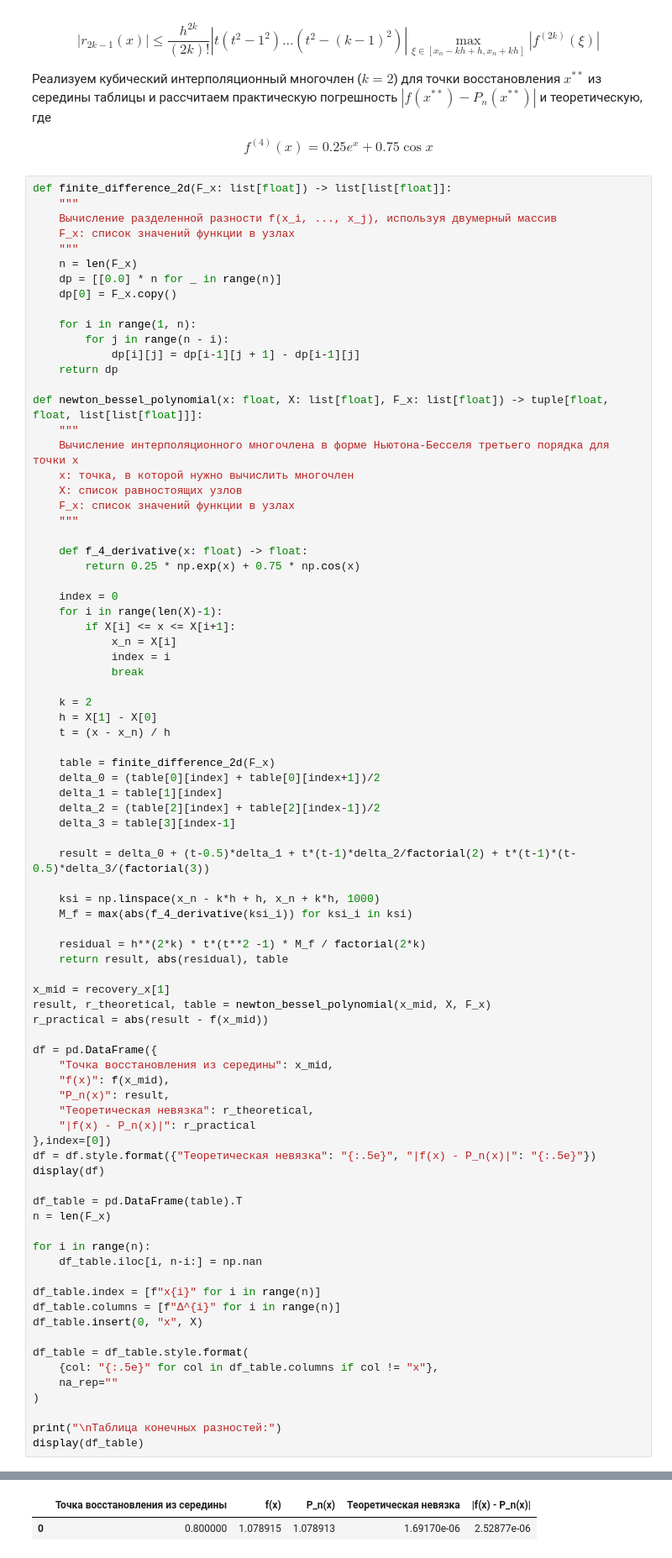
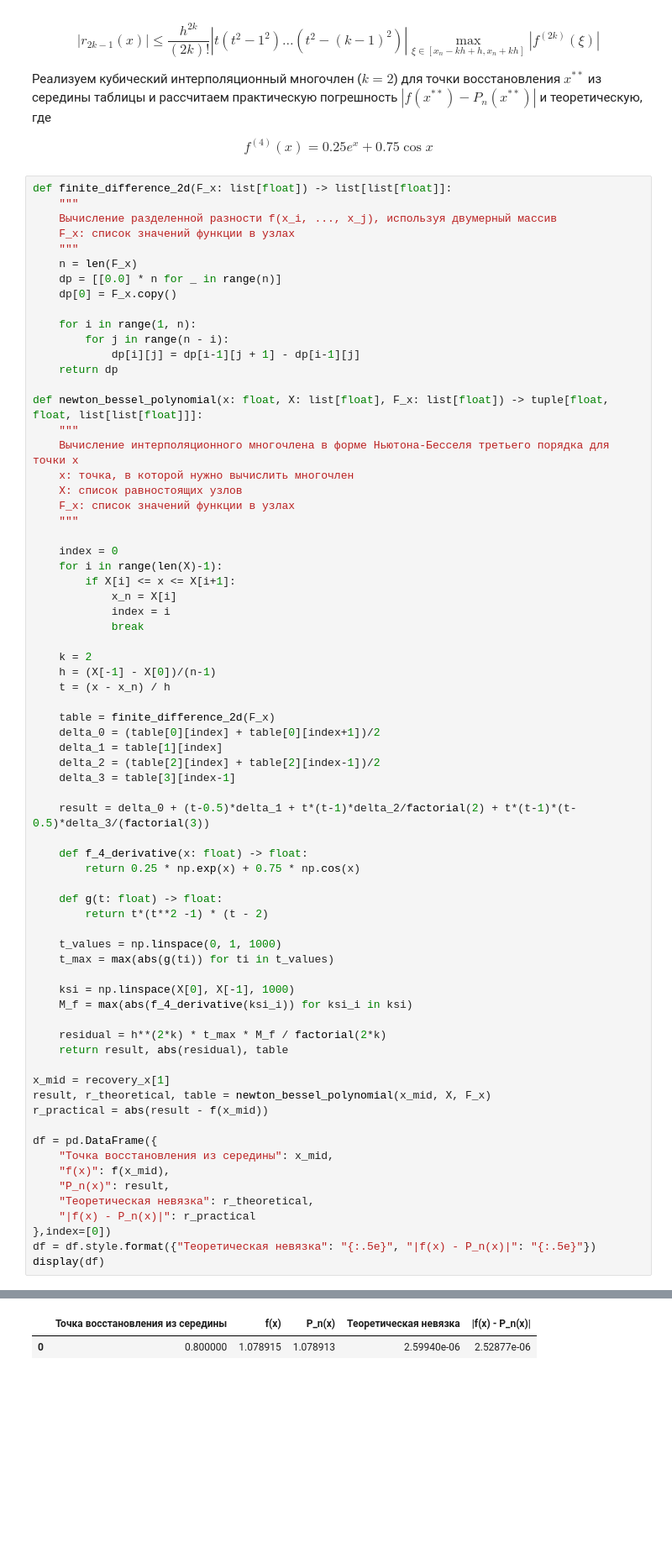
Before and after one commit to SupremeIntelligence/numerical-methods, a Jupyter notebook: Lab2/lab2.ipynb, the cells around one changed output, grey strips where cells are left out. Shown at 84% size. Saved outputs shown, nothing was run; the diff lists cells and outputs as text; blank space fills up the shorter version.

```diff
--- a/Lab2/lab2.ipynb
+++ b/Lab2/lab2.ipynb
@@ -471,9 +472,6 @@ def newton_bessel_polynomial(x: float, X: list[float], F_x: list[float]) -> tupl
     F_x: список значений функции в узлах
     """
 
-    def f_4_derivative(x: float) -> float:
-        return 0.25 * np.exp(x) + 0.75 * np.cos(x)
-
     index = 0
     for i in range(len(X)-1):
         if X[i] <= x <= X[i+1]:
@@ -482,7 +480,7 @@ def newton_bessel_polynomial(x: float, X: list[float], F_x: list[float]) -> tupl
             break
 
     k = 2
-    h = X[1] - X[0]
+    h = (X[-1] - X[0])/(n-1)
     t = (x - x_n) / h
 
     table = finite_difference_2d(F_x)
@@ -493,10 +491,19 @@ def newton_bessel_polynomial(x: float, X: list[float], F_x: list[float]) -> tupl
 
     result = delta_0 + (t-0.5)*delta_1 + t*(t-1)*delta_2/factorial(2) + t*(t-1)*(t-0.5)*delta_3/(factorial(3))
 
-    ksi = np.linspace(x_n - k*h + h, x_n + k*h, 1000)
+    def f_4_derivative(x: float) -> float:
+        return 0.25 * np.exp(x) + 0.75 * np.cos(x)
+
+    def g(t: float) -> float:
+        return t*(t**2 -1) * (t - 2)
+
+    t_values = np.linspace(0, 1, 1000)
+    t_max = max(abs(g(ti)) for ti in t_values)
+
+    ksi = np.linspace(X[0], X[-1], 1000)
     M_f = max(abs(f_4_derivative(ksi_i)) for ksi_i in ksi)
 
-    residual = h**(2*k) * t*(t**2 -1) * M_f / factorial(2*k)
+    residual = h**(2*k) * t_max * M_f / factorial(2*k)
     return result, abs(residual), table
 
 x_mid = recovery_x[1]
@@ -512,22 +519,4 @@ df = pd.DataFrame({
 },index=[0])
 df = df.style.format({"Теоретическая невязка": "{:.5e}", "|f(x) - P_n(x)|": "{:.5e}"})
 display(df)
-
-df_table = pd.DataFrame(table).T
-n = len(F_x)
-
-for i in range(n):
-    df_table.iloc[i, n-i:] = np.nan
-
-df_table.index = [f"x{i}" for i in range(n)]
-df_table.columns = [f"Δ^{i}" for i in range(n)]
-df_table.insert(0, "x", X)
-
-df_table = df_table.style.format(
-    {col: "{:.5e}" for col in df_table.columns if col != "x"},
-    na_rep=""
-)
-
-print("\nТаблица конечных разностей:")
-display(df_table)
 # %% [output]
@@ -535,2 +523,2 @@ display(df_table)
 |  | Точка восстановления из середины | f(x) | P_n(x) | Теоретическая невязка | |f(x) - P_n(x)| |
-| 0 | 0.800000 | 1.078915 | 1.078913 | 1.69170e-06 | 2.52877e-06 |
+| 0 | 0.800000 | 1.078915 | 1.078913 | 2.59940e-06 | 2.52877e-06 |
```
Also changed, not shown: parts of 3 cells of this notebook, 1 other file.
